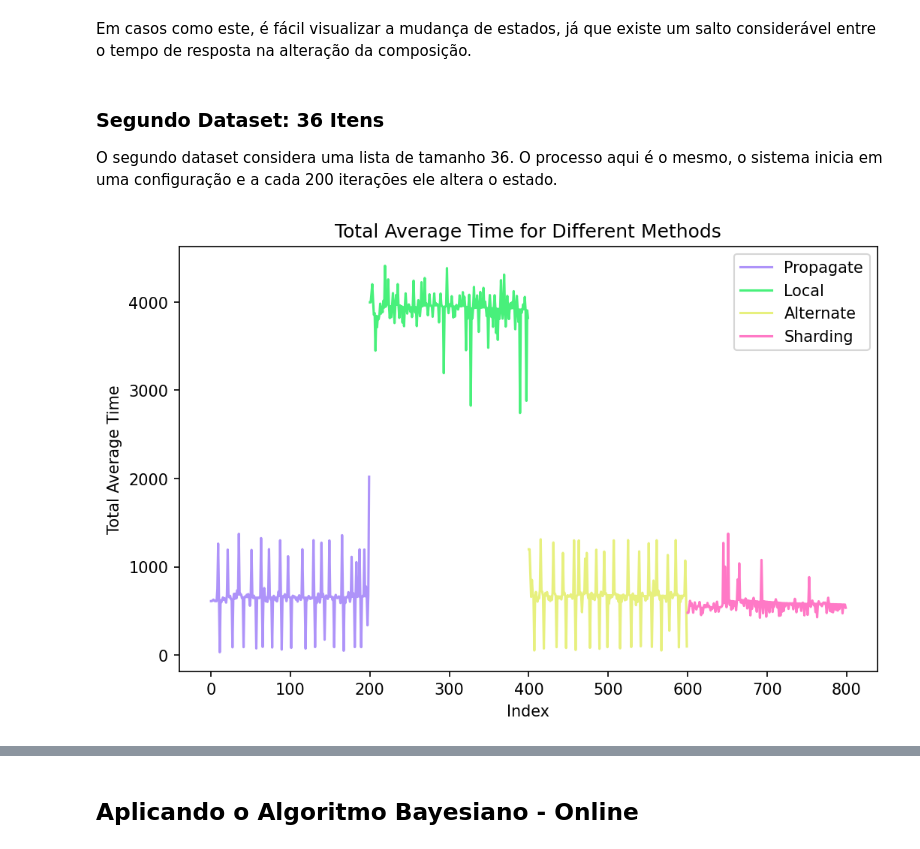
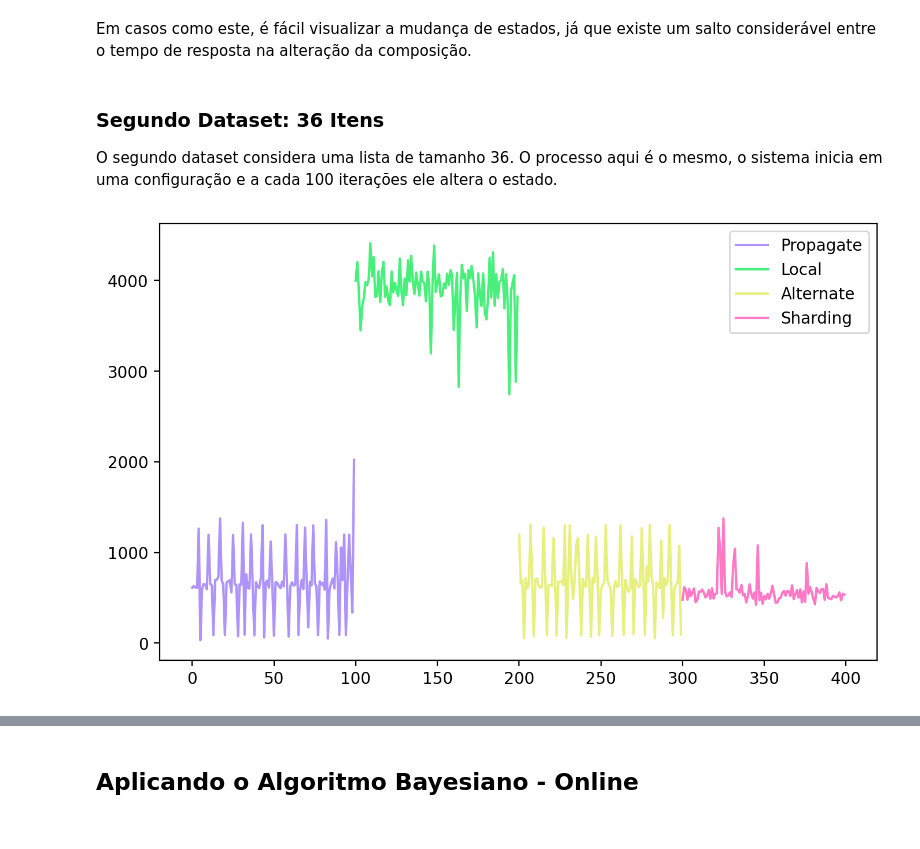
Before and after one commit to Butewbr/BayesianMAB, a Jupyter notebook: trab/Trabalho.ipynb, the cells around one changed output, grey strips where cells are left out. Saved outputs shown, nothing was run; the diff lists cells and outputs as text; code cells hidden in the pictures.

```diff
--- a/trab/Trabalho.ipynb
+++ b/trab/Trabalho.ipynb
@@ -77,50 +127,38 @@ Em casos como este, é fácil visualizar a mudança de estados, já que existe u
 # %% [markdown]
 ### Segundo Dataset: 36 Itens
 
-O segundo dataset considera uma lista de tamanho 36. O processo aqui é o mesmo, o sistema inicia em uma configuração e a cada 200 iterações ele altera o estado.
+O segundo dataset considera uma lista de tamanho 36. O processo aqui é o mesmo, o sistema inicia em uma configuração e a cada 100 iterações ele altera o estado.
 # %%
-# Load the data
 df36_1 = pd.read_csv('./data/propagate36itens.csv')
 df36_2 = pd.read_csv('./data/local36itens.csv')
 df36_3 = pd.read_csv('./data/alternate36itens.csv')
 df36_4 = pd.read_csv('./data/sharding36itens.csv')
 
-# Extract the third value (Total Average Time) from each CSV
-total_average_time_36df1 = df36_1.iloc[:, 2].values
-total_average_time_36df2 = df36_2.iloc[:, 2].values
-total_average_time_36df3 = df36_3.iloc[:, 2].values
-total_average_time_36df4 = df36_4.iloc[:, 2].values
+current_action_time36_df1 = df36_1[df36_1['Series'] == 'Current Action Time'].iloc[:, 2].values
+current_action_time36_df2 = df36_2[df36_2['Series'] == 'Current Action Time'].iloc[:, 2].values
+current_action_time36_df3 = df36_3[df36_3['Series'] == 'Current Action Time'].iloc[:, 2].values
+current_action_time36_df4 = df36_4[df36_4['Series'] == 'Current Action Time'].iloc[:, 2].values
 
-plt.figure(figsize=(8,5), dpi=150)
-
-combined36_total_average_time = np.concatenate((
-    total_average_time_36df1,
-    total_average_time_36df2,
-    total_average_time_36df3,
-    total_average_time_36df4
+combined_current_action_time36 = np.concatenate((
+    current_action_time36_df1,
+    current_action_time36_df2,
+    current_action_time36_df3,
+    current_action_time36_df4
 ))
 
-# Create an array of corresponding indices
-indices_df1 = np.arange(len(total_average_time_36df1))
-indices_df2 = np.arange(len(total_average_time_36df1), len(total_average_time_36df1) + len(total_average_time_36df2))
-indices_df3 = np.arange(len(total_average_time_36df1) + len(total_average_time_36df2), len(total_average_time_36df1) + len(total_average_time_36df2) + len(total_average_time_36df3))
-indices_df4 = np.arange(len(total_average_time_36df1) + len(total_average_time_36df2) + len(total_average_time_36df3), len(combined36_total_average_time))
+indices_df1 = np.arange(len(current_action_time36_df1))
+indices_df2 = np.arange(len(current_action_time36_df1), len(current_action_time36_df1) + len(current_action_time36_df2))
+indices_df3 = np.arange(len(current_action_time36_df1) + len(current_action_time36_df2), len(current_action_time36_df1) + len(current_action_time36_df2) + len(current_action_time36_df3))
+indices_df4 = np.arange(len(current_action_time36_df1) + len(current_action_time36_df2) + len(current_action_time36_df3), len(combined_current_action_time36))
 
-# Plot the data
-plt.plot(indices_df1, total_average_time_36df1, label='Propagate', color="#ae93f9")
-plt.plot(indices_df2, total_average_time_36df2, label='Local', color="#48f07b")
-plt.plot(indices_df3, total_average_time_36df3, label='Alternate', color="#e7f07e")
-plt.plot(indices_df4, total_average_time_36df4, label='Sharding', color="#ff79c6")
+plt.figure(figsize=(8, 5), dpi=200)
+plt.plot(indices_df1, current_action_time36_df1, label='Propagate', color="#ae93f9")
+plt.plot(indices_df2, current_action_time36_df2, label='Local', color="#48f07b")
+plt.plot(indices_df3, current_action_time36_df3, label='Alternate', color="#e7f07e")
+plt.plot(indices_df4, current_action_time36_df4, label='Sharding', color="#ff79c6")
 
-# Add title and labels
-plt.title('Total Average Time for Different Methods')
-plt.xlabel('Index')
-plt.ylabel('Total Average Time')
-
-# Show the legend
 plt.legend()
 
-# Show the plot
 plt.show()
 # %% [output]
-[figure, old version]
+[figure, new version]
```
Also changed, not shown: parts of 35 cells of this notebook, 21 other files.
